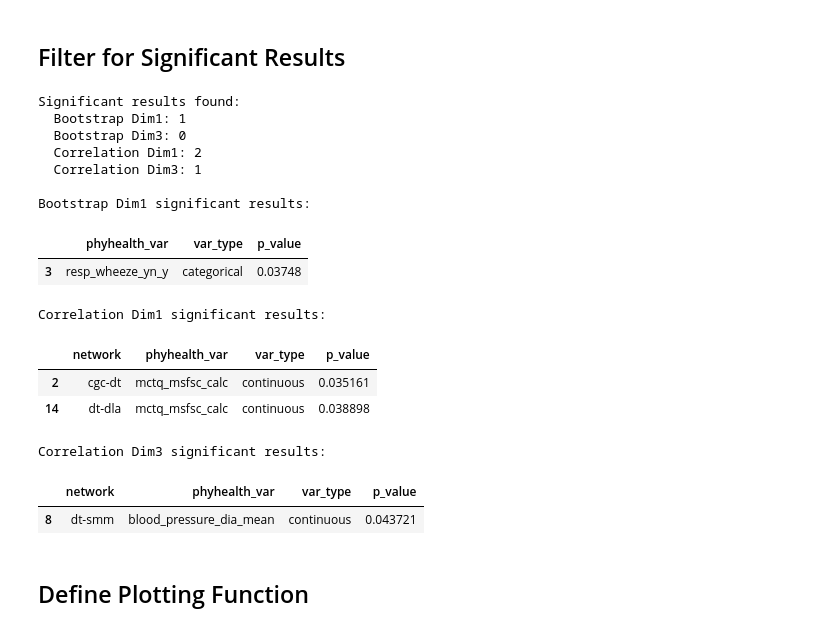
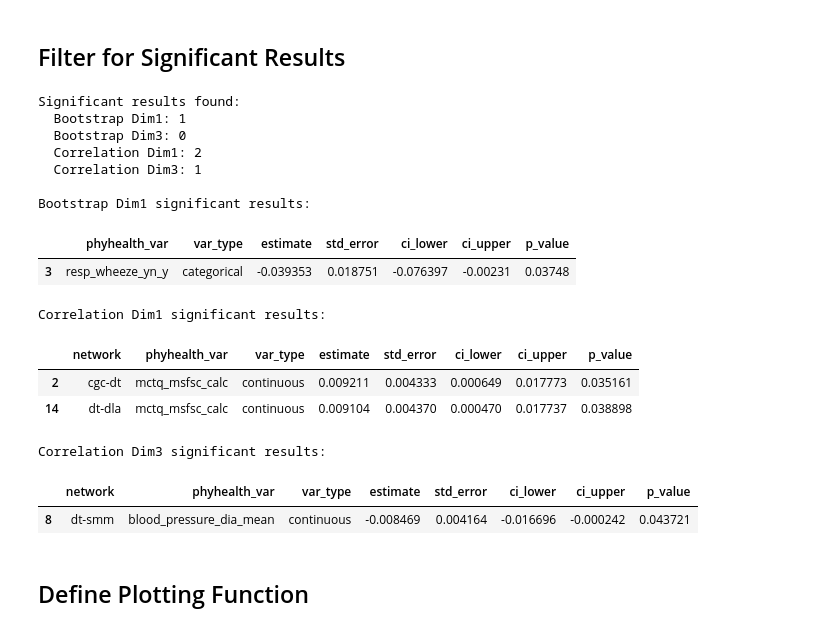
Before and after one commit to chlohamp/abcd-plsc, a Jupyter notebook: 2c-regression-figures.ipynb, the cells around one changed output. Saved outputs shown, nothing was run; the diff lists cells and outputs as text; code cells hidden in the pictures.

```diff
--- a/2c-regression-figures.ipynb
+++ b/2c-regression-figures.ipynb
@@ -54,45 +54,47 @@ corr_dim3_sig['dimension'] = 'dim3'
 corr_dim3_sig['analysis'] = 'correlation'
 corr_dim3_sig['y_var'] = 'rsfc'
 
 print(f"Significant results found:")
 print(f"  Bootstrap Dim1: {len(boot_dim1_sig)}")
 print(f"  Bootstrap Dim3: {len(boot_dim3_sig)}")
 print(f"  Correlation Dim1: {len(corr_dim1_sig)}")
 print(f"  Correlation Dim3: {len(corr_dim3_sig)}")
 
 # Display significant results
+est_cols = ['estimate', 'std_error', 'ci_lower', 'ci_upper', 'p_value']
+
 if len(boot_dim1_sig) > 0:
     print("\nBootstrap Dim1 significant results:")
-    display(boot_dim1_sig[['phyhealth_var', 'var_type', 'p_value']])
+    display(boot_dim1_sig[['phyhealth_var', 'var_type'] + est_cols])
 
 if len(boot_dim3_sig) > 0:
     print("\nBootstrap Dim3 significant results:")
-    display(boot_dim3_sig[['phyhealth_var', 'var_type', 'p_value']])
+    display(boot_dim3_sig[['phyhealth_var', 'var_type'] + est_cols])
 
 if len(corr_dim1_sig) > 0:
     print("\nCorrelation Dim1 significant results:")
-    display(corr_dim1_sig[['network', 'phyhealth_var', 'var_type', 'p_value']])
+    display(corr_dim1_sig[['network', 'phyhealth_var', 'var_type'] + est_cols])
 
 if len(corr_dim3_sig) > 0:
     print("\nCorrelation Dim3 significant results:")
-    display(corr_dim3_sig[['network', 'phyhealth_var', 'var_type', 'p_value']])
+    display(corr_dim3_sig[['network', 'phyhealth_var', 'var_type'] + est_cols])
 # %% [output]
 Significant results found:
   Bootstrap Dim1: 1
   Bootstrap Dim3: 0
   Correlation Dim1: 2
   Correlation Dim3: 1
 
 Bootstrap Dim1 significant results:
-|  | phyhealth_var | var_type | p_value |
-| 3 | resp_wheeze_yn_y | categorical | 0.03748 |
+|  | phyhealth_var | var_type | estimate | std_error | ci_lower | ci_upper | p_value |
+| 3 | resp_wheeze_yn_y | categorical | -0.039353 | 0.018751 | -0.076397 | -0.00231 | 0.03748 |
 Correlation Dim1 significant results:
-|  | network | phyhealth_var | var_type | p_value |
-| 2 | cgc-dt | mctq_msfsc_calc | continuous | 0.035161 |
-| 14 | dt-dla | mctq_msfsc_calc | continuous | 0.038898 |
+|  | network | phyhealth_var | var_type | estimate | std_error | ci_lower | ci_upper | p_value |
+| 2 | cgc-dt | mctq_msfsc_calc | continuous | 0.009211 | 0.004333 | 0.000649 | 0.017773 | 0.035161 |
+| 14 | dt-dla | mctq_msfsc_calc | continuous | 0.009104 | 0.004370 | 0.000470 | 0.017737 | 0.038898 |
 Correlation Dim3 significant results:
-|  | network | phyhealth_var | var_type | p_value |
-| 8 | dt-smm | blood_pressure_dia_mean | continuous | 0.043721 |
+|  | network | phyhealth_var | var_type | estimate | std_error | ci_lower | ci_upper | p_value |
+| 8 | dt-smm | blood_pressure_dia_mean | continuous | -0.008469 | 0.004164 | -0.016696 | -0.000242 | 0.043721 |
 # %% [markdown]
 ## Define Plotting Function
 # %%
```
Also changed, not shown: parts of 3 cells of this notebook, 2 other files.
